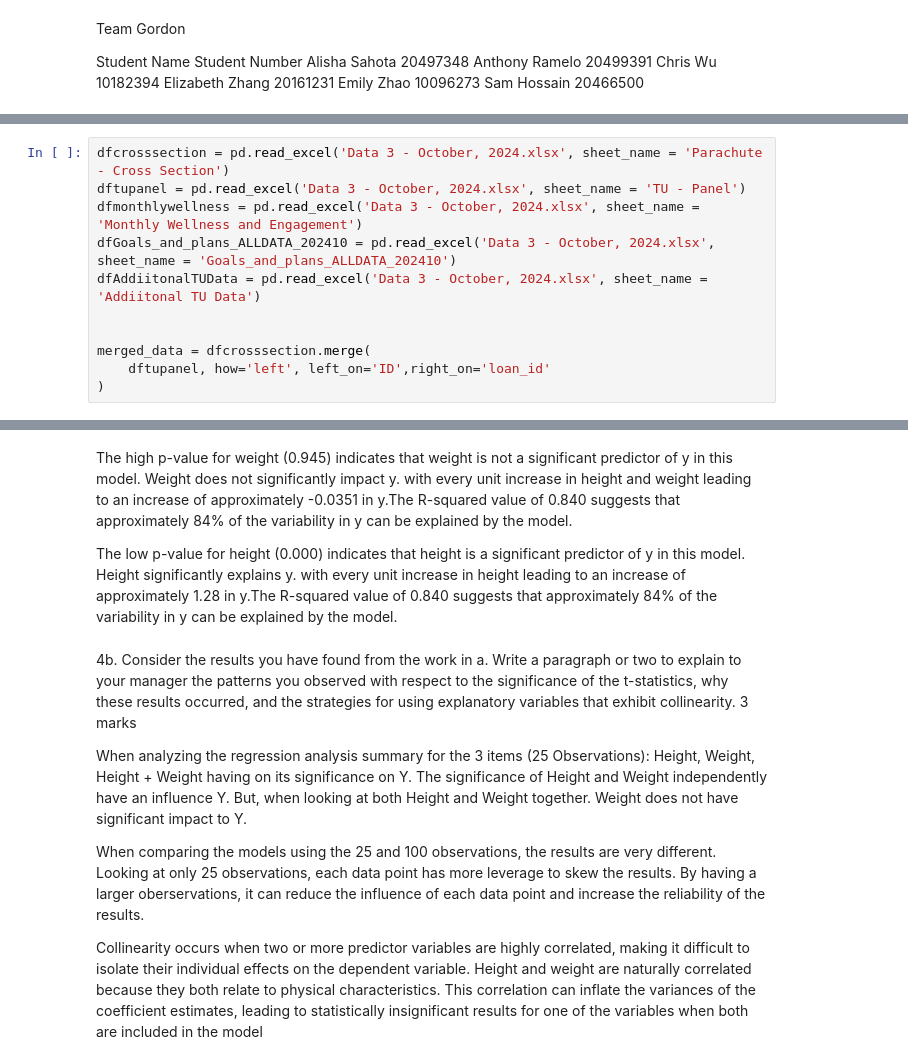
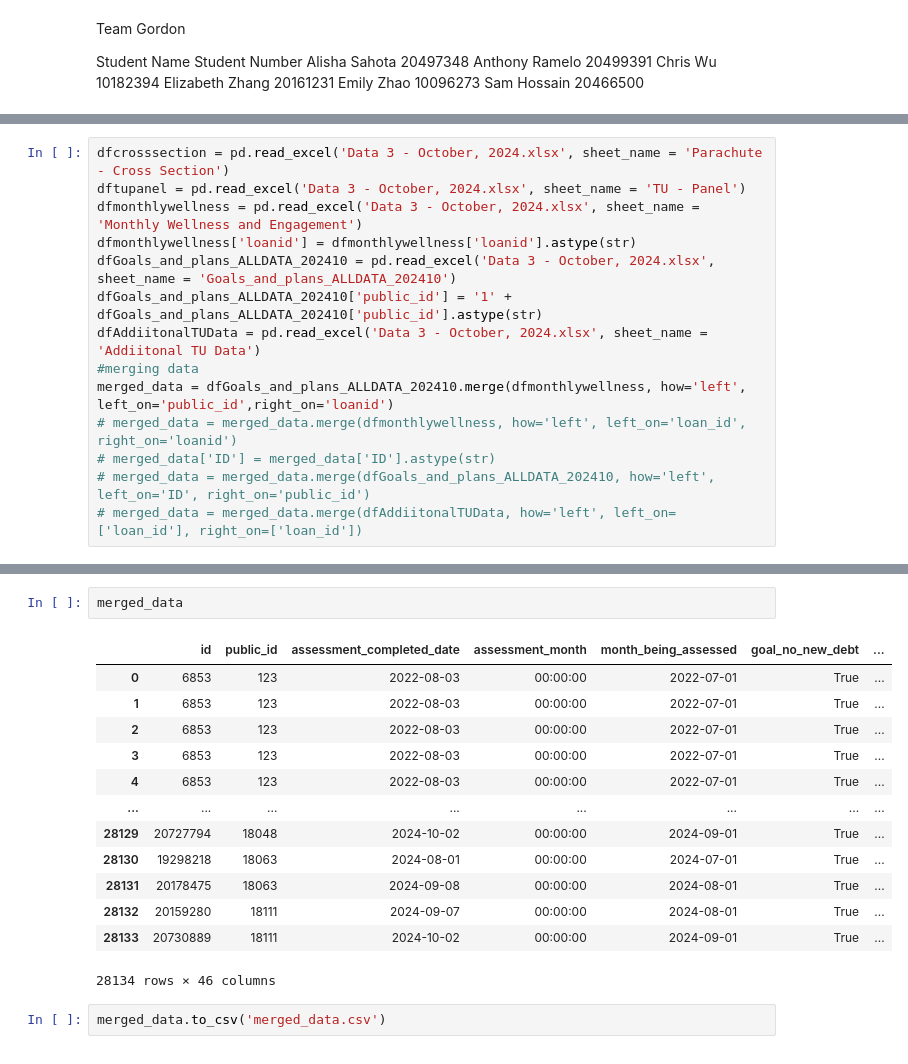
Before and after one commit to rameloa/School, a Jupyter notebook: 831MarketingAnalytics/Project/Data/831Project.ipynb, the cells around one changed output, grey strips where cells are left out. Cells and saved outputs as stored; diff of their text form.

Commit message:
merged_wellness as the base

```diff
--- a/831MarketingAnalytics/Project/Data/831Project.ipynb
+++ b/831MarketingAnalytics/Project/Data/831Project.ipynb
@@ -21,10 +21,13 @@ engine = create_engine('sqlite:///:memory:')
 dfcrosssection = pd.read_excel('Data 3 - October, 2024.xlsx', sheet_name = 'Parachute - Cross Section')
 dftupanel = pd.read_excel('Data 3 - October, 2024.xlsx', sheet_name = 'TU - Panel')
 dfmonthlywellness = pd.read_excel('Data 3 - October, 2024.xlsx', sheet_name = 'Monthly Wellness and Engagement')
+dfmonthlywellness['loanid'] = dfmonthlywellness['loanid'].astype(str)
 dfGoals_and_plans_ALLDATA_202410 = pd.read_excel('Data 3 - October, 2024.xlsx', sheet_name = 'Goals_and_plans_ALLDATA_202410')
+dfGoals_and_plans_ALLDATA_202410['public_id'] = '1' + dfGoals_and_plans_ALLDATA_202410['public_id'].astype(str)
 dfAddiitonalTUData = pd.read_excel('Data 3 - October, 2024.xlsx', sheet_name = 'Addiitonal TU Data')
-
-
-merged_data = dfcrosssection.merge(
-    dftupanel, how='left', left_on='ID',right_on='loan_id'
-)
+#merging data
+merged_data = dfGoals_and_plans_ALLDATA_202410.merge(dfmonthlywellness, how='left', left_on='public_id',right_on='loanid')
+# merged_data = merged_data.merge(dfmonthlywellness, how='left', left_on='loan_id', right_on='loanid')
+# merged_data['ID'] = merged_data['ID'].astype(str)
+# merged_data = merged_data.merge(dfGoals_and_plans_ALLDATA_202410, how='left', left_on='ID', right_on='public_id')
+# merged_data = merged_data.merge(dfAddiitonalTUData, how='left', left_on=['loan_id'], right_on=['loan_id'])
@@ -433,20 +34,18 @@ Notes:
-# %% [markdown]
-The high p-value for weight (0.945) indicates that  weight is not a significant predictor of y in this model. Weight does not significantly impact y.  with every unit increase in height and weight leading to an increase of approximately -0.0351 in y.The R-squared value of 0.840 suggests that approximately 84% of the variability in y can be explained by the model.
-
-The low p-value for height (0.000) indicates that height is a significant predictor of y in this model. Height significantly explains y.  with every unit increase in height leading to an increase of approximately 1.28 in y.The R-squared value of 0.840 suggests that approximately 84% of the variability in y can be explained by the model.
-# %% [markdown]
-4b.	Consider the results you have found from the work in a. Write a paragraph or two to explain to your manager the patterns
-you observed with respect to the significance of the t-statistics, why these results occurred,
-and the strategies for using explanatory variables that exhibit collinearity. 3 marks
-
-
-When analyzing the regression analysis summary for the 3 items (25 Observations): Height, Weight, Height + Weight
-having on its significance on Y. The significance of Height and Weight independently have an influence Y. But,
-when looking at both Height and Weight together. Weight does not
-have significant impact to Y.
-
-When comparing the models using the 25 and 100 observations, the results are very different. Looking at only
-25 observations, each data point has more leverage to skew the results. By having a larger oberservations,
-it can reduce the influence of each data point and increase the reliability of the results.
-
-Collinearity occurs when two or more predictor variables are highly correlated, making it difficult to isolate their individual effects on the dependent variable. Height and weight are naturally correlated because they both relate to physical characteristics. This correlation can inflate the variances of the coefficient estimates, leading to statistically insignificant results for one of the variables when both are included in the model
+# %%
+merged_data
+# %% [output]
+|  | id | public_id | assessment_completed_date | assessment_month | month_being_assessed | goal_no_new_debt | ... |
+| 0 | 6853 | 123 | 2022-08-03 | 00:00:00 | 2022-07-01 | True | ... |
+| 1 | 6853 | 123 | 2022-08-03 | 00:00:00 | 2022-07-01 | True | ... |
+| 2 | 6853 | 123 | 2022-08-03 | 00:00:00 | 2022-07-01 | True | ... |
+| 3 | 6853 | 123 | 2022-08-03 | 00:00:00 | 2022-07-01 | True | ... |
+| 4 | 6853 | 123 | 2022-08-03 | 00:00:00 | 2022-07-01 | True | ... |
+| ... | ... | ... | ... | ... | ... | ... | ... |
+| 28129 | 20727794 | 18048 | 2024-10-02 | 00:00:00 | 2024-09-01 | True | ... |
+| 28130 | 19298218 | 18063 | 2024-08-01 | 00:00:00 | 2024-07-01 | True | ... |
+| 28131 | 20178475 | 18063 | 2024-09-08 | 00:00:00 | 2024-08-01 | True | ... |
+| 28132 | 20159280 | 18111 | 2024-09-07 | 00:00:00 | 2024-08-01 | True | ... |
+| 28133 | 20730889 | 18111 | 2024-10-02 | 00:00:00 | 2024-09-01 | True | ... |
+28134 rows × 46 columns
+# %%
+merged_data.to_csv('merged_data.csv')
```
Also changed, not shown: parts of 28 cells of this notebook, 5 other files.
